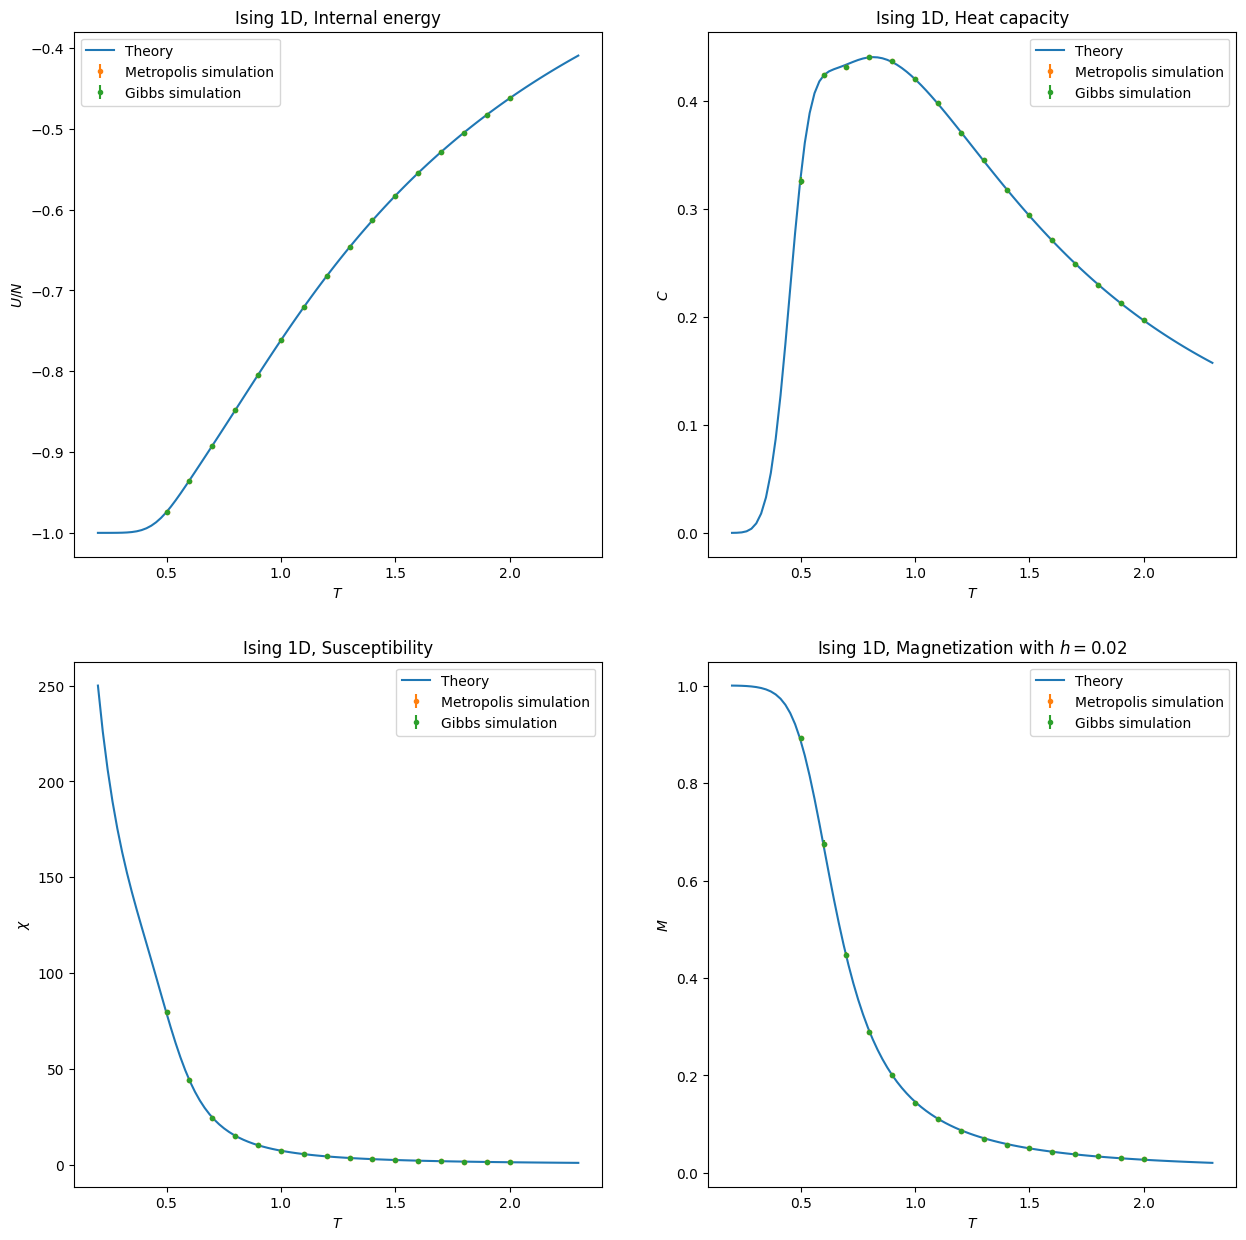
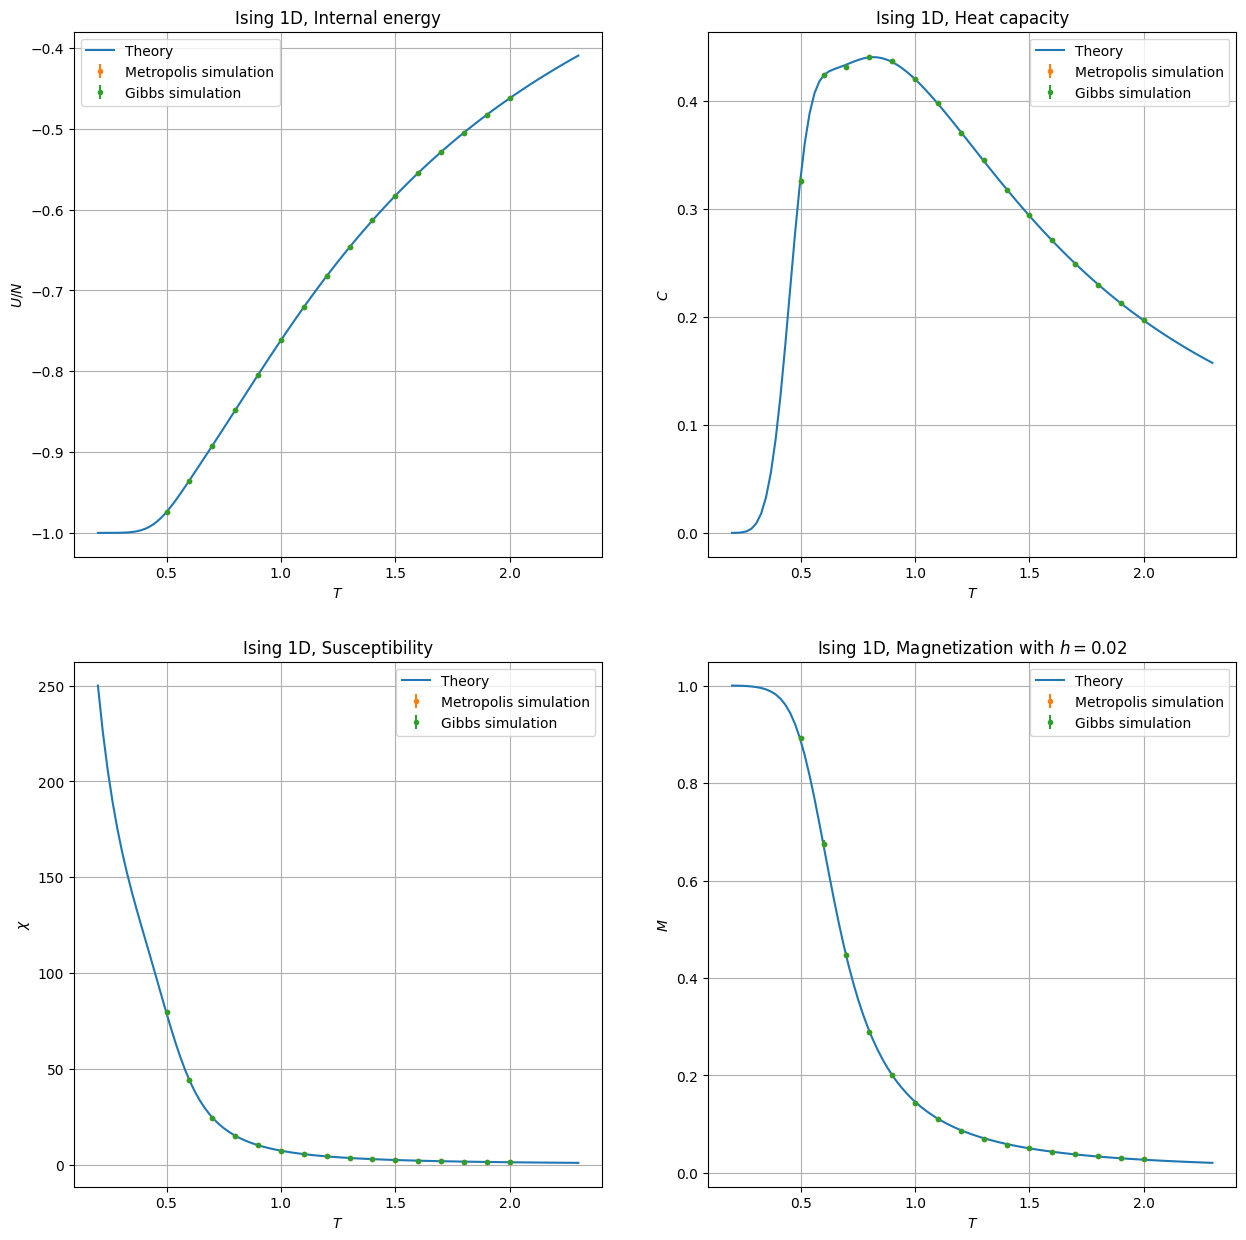
The change to this notebook cell's code, shown as a diff; its figure went from the first image to the second:
--- before
+++ after
@@ -6,5 +6,5 @@
 metropolis = [total_energy_metr, cv_metr, chi_metr, magnet_metr]
 gibbs = [total_energy_gibbs, cv_gibbs, chi_gibbs, magnet_gibbs]
-ylabels = ["$U/N$", "$C$", "$\chi$", "$M$"]
+ylabels = ["$U/N$", "$C$", "$\\chi$", "$M$"]
 titles = ["Ising 1D, Internal energy", "Ising 1D, Heat capacity", "Ising 1D, Susceptibility", "Ising 1D, Magnetization with $h = 0.02$"]
 # Internal energy
@@ -17,4 +17,5 @@
     ax[i].set_xlabel('$T$')
     ax[i].set_ylabel(ylabels[i])
+    ax[i].grid()
     ax[i].legend();
     print(f"Reduced chi^2 {titles[i]}, Metropolis: {np.sum(((expected[i]-metropolis[i][:,0])/metropolis[i][:,1])**2)/metropolis[i][:,0].size:.2f}")

Commit: Finished all exercises